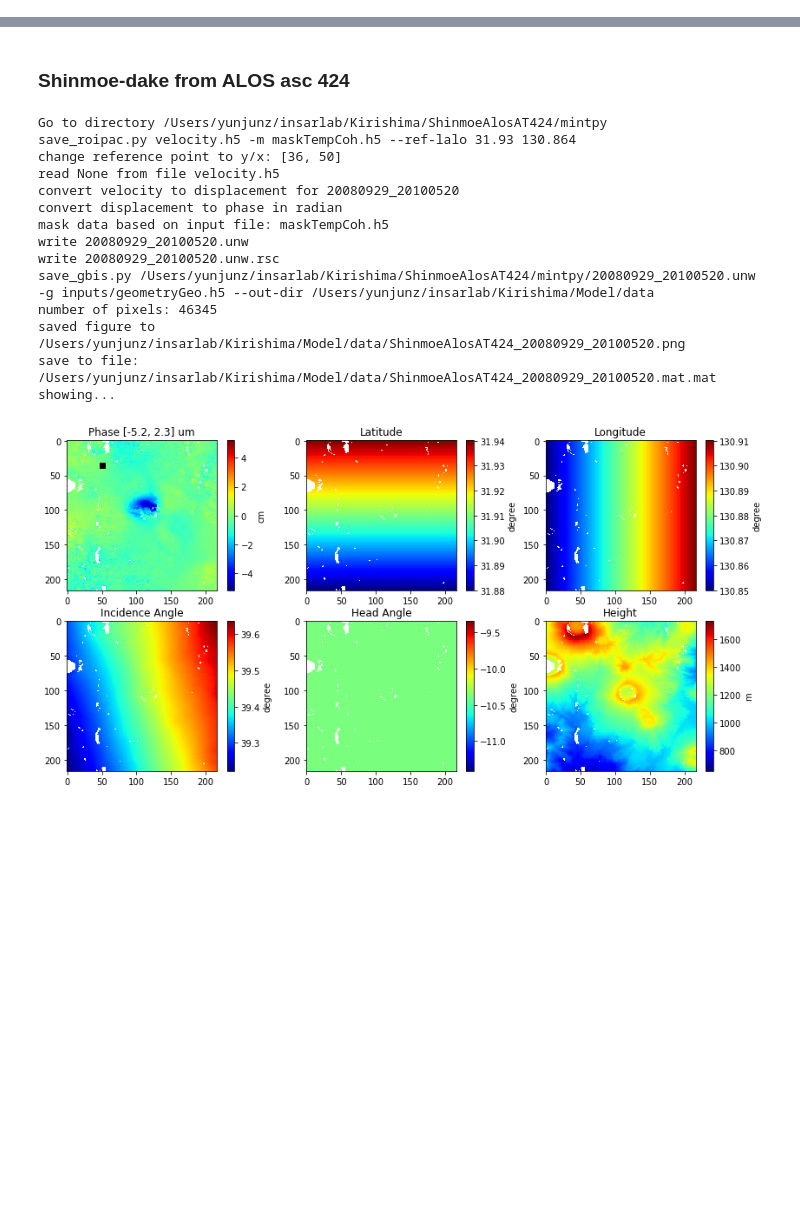
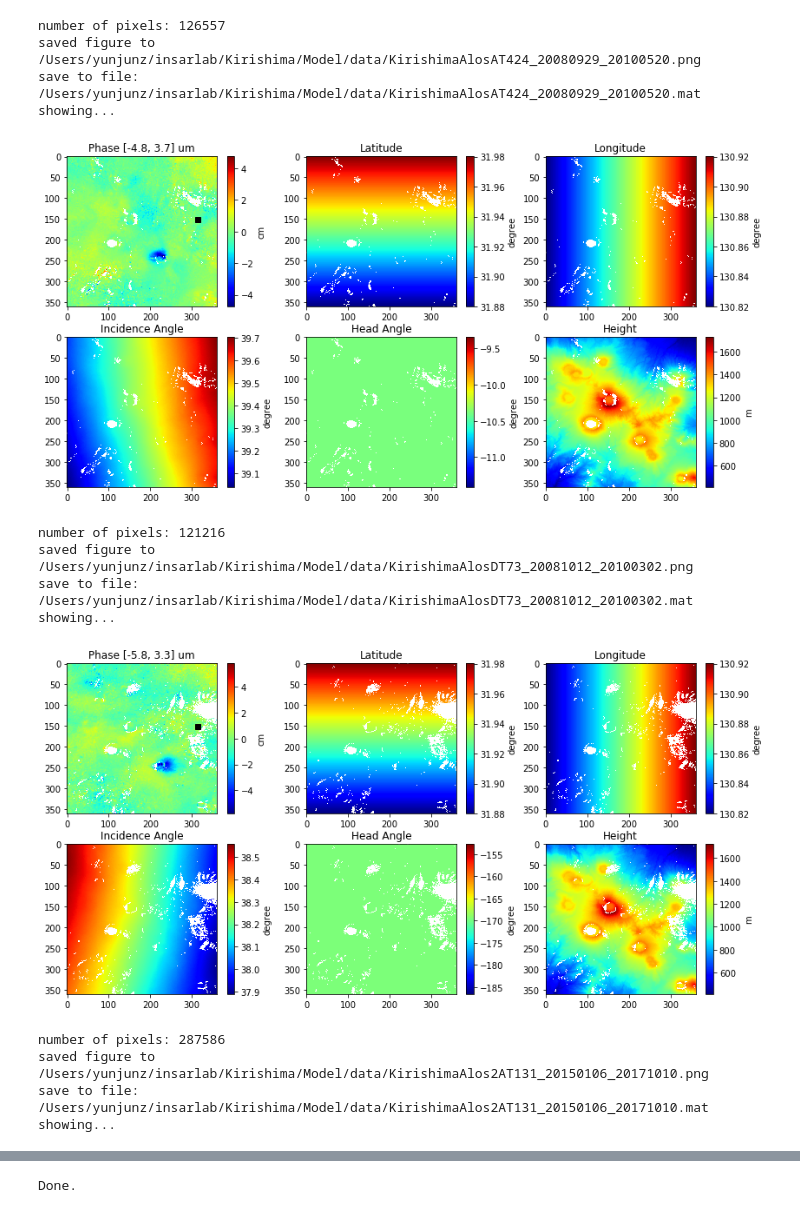
Before and after one commit to geodesymiami/2021-Kirishima, a Jupyter notebook: prep_GBIS.ipynb, the cells around one changed output, grey strips where cells are left out. Drawn from its saved outputs; the diff is of its cells as text; code cells hidden in the pictures; blank space fills up the shorter version.

```diff
--- a/prep_GBIS.ipynb
+++ b/prep_GBIS.ipynb
@@ -5,11 +3,49 @@ Post-processing after smallbaselineApp.py
 # %%
 %matplotlib inline
 import os
 import numpy as np
 import matplotlib.pyplot as plt
 from mintpy.utils import readfile
-from mintpy import save_roipac, save_gbis
+from mintpy import save_gbis
+
 
 ## Common setting
-ref_lat, ref_lon = 31.930, 130.864
+ref_lat, ref_lon = 31.930, 130.864  #change reference pixel (optional)
 out_dir = os.path.expanduser('~/insarlab/Kirishima/Model/data')
+
+
+## Dataset Initiation
+proj_names = [
+    'KirishimaAlosAT424/mintpy',
+    'KirishimaAlosDT73/mintpy',
+    'KirishimaAlos2AT131/mintpy',
+    'KirishimaAlos2DT23/mintpy',
+]
+
+for proj_name in proj_names:
+    # grab project and file names
+    proj_dir = os.path.expanduser('~/insarlab/Kirishima/{}'.format(proj_name))
+    vel_file = os.path.join(proj_dir, 'velocity.h5')
+    date12 = readfile.read_attribute(vel_file)['DATE12']
+    unw_file = os.path.join(proj_dir, '{}.unw'.format(date12))
+    geom_file = os.path.join(proj_dir, 'inputs/geometryGeo.h5')
+
+    # run
+    scp_args = '{} -g {} --out-dir {}'.format(unw_file, geom_file, out_dir)
+    mat_file = save_gbis.main(scp_args.split())
+print('Done.')
+# %% [output]
+number of pixels: 126557
+saved figure to /Users/yunjunz/insarlab/Kirishima/Model/data/KirishimaAlosAT424_20080929_20100520.png
+save to file: /Users/yunjunz/insarlab/Kirishima/Model/data/KirishimaAlosAT424_20080929_20100520.mat
+showing...
+[figure, added]
+number of pixels: 121216
+saved figure to /Users/yunjunz/insarlab/Kirishima/Model/data/KirishimaAlosDT73_20081012_20100302.png
+save to file: /Users/yunjunz/insarlab/Kirishima/Model/data/KirishimaAlosDT73_20081012_20100302.mat
+showing...
+[figure, added]
+number of pixels: 287586
+saved figure to /Users/yunjunz/insarlab/Kirishima/Model/data/KirishimaAlos2AT131_20150106_20171010.png
+save to file: /Users/yunjunz/insarlab/Kirishima/Model/data/KirishimaAlos2AT131_20150106_20171010.mat
+showing...
@@ -16,37 +58 @@ out_dir = os.path.expanduser('~/insarlab/Kirishima/Model/data')
+Done.
-# %% [markdown]
-### Shinmoe-dake from ALOS asc 424
-# %%
-# Go to the mintpy directory
-work_dir = os.path.expanduser('~/insarlab/Kirishima/ShinmoeAlosAT424/mintpy')
-os.chdir(work_dir)
-print('Go to directory', work_dir)
-
-# basic info
-date12 = readfile.read_attribute('velocity.h5')['DATE12']
-
-# save deformation to binary file in ROIPAC format
-scp_args = 'velocity.h5 -m maskTempCoh.h5 --ref-lalo {lat} {lon}'.format(lat=ref_lat, lon=ref_lon)
-print('save_roipac.py', scp_args)
-unw_file = save_roipac.main(scp_args.split())
-unw_file = os.path.abspath(unw_file)
-
-# prepare mat file in GBIS format
-scp_args = '{} -g inputs/geometryGeo.h5 --out-dir {}'.format(unw_file, out_dir)
-print('save_gbis.py', scp_args)
-mat_file = save_gbis.main(scp_args.split())
-# %% [output]
-Go to directory /Users/yunjunz/insarlab/Kirishima/ShinmoeAlosAT424/mintpy
-save_roipac.py velocity.h5 -m maskTempCoh.h5 --ref-lalo 31.93 130.864
-change reference point to y/x: [36, 50]
-read None from file velocity.h5
-convert velocity to displacement for 20080929_20100520
-convert displacement to phase in radian
-mask data based on input file: maskTempCoh.h5
-write 20080929_20100520.unw
-write 20080929_20100520.unw.rsc
-save_gbis.py /Users/yunjunz/insarlab/Kirishima/ShinmoeAlosAT424/mintpy/20080929_20100520.unw -g inputs/geometryGeo.h5 --out-dir /Users/yunjunz/insarlab/Kirishima/Model/data
-number of pixels: 46345
-saved figure to /Users/yunjunz/insarlab/Kirishima/Model/data/ShinmoeAlosAT424_20080929_20100520.png
-save to file: /Users/yunjunz/insarlab/Kirishima/Model/data/ShinmoeAlosAT424_20080929_20100520.mat.mat
-showing...
-[figure, removed]
```
Also changed, not shown: parts of 7 cells of this notebook, 1 other file.
